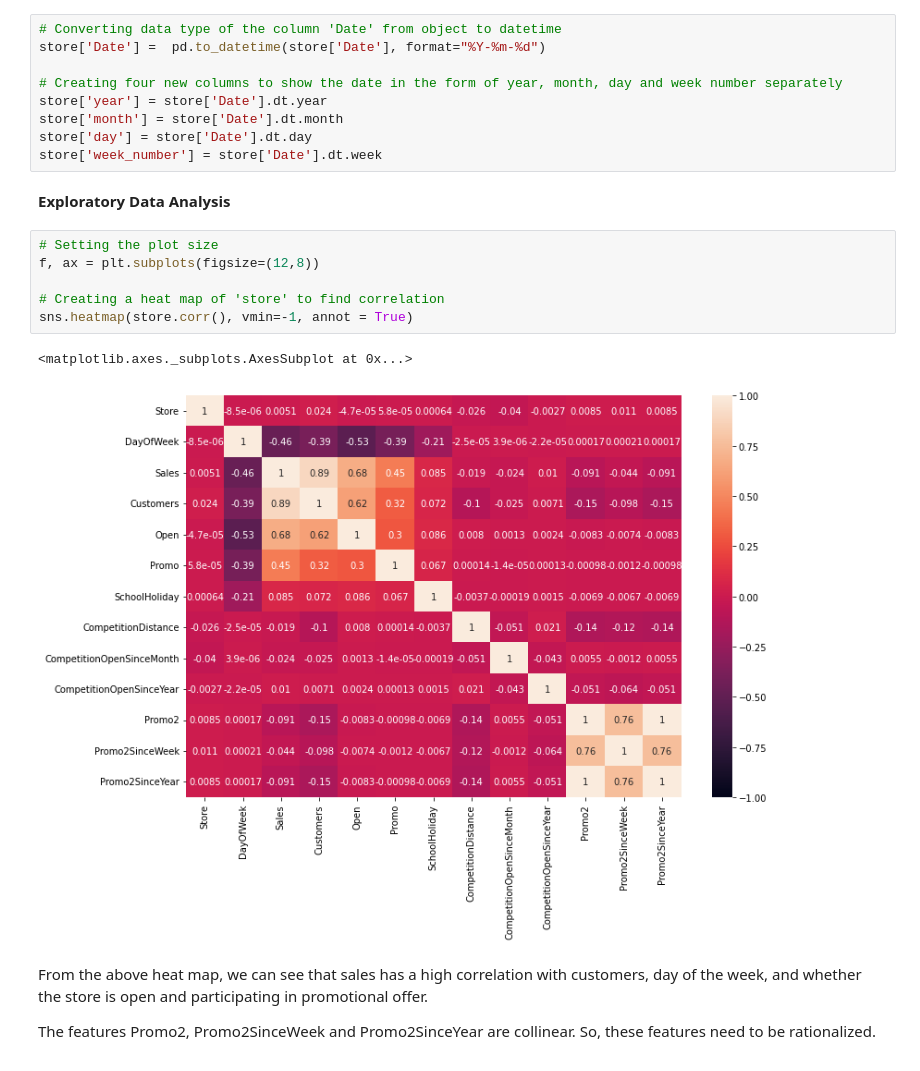
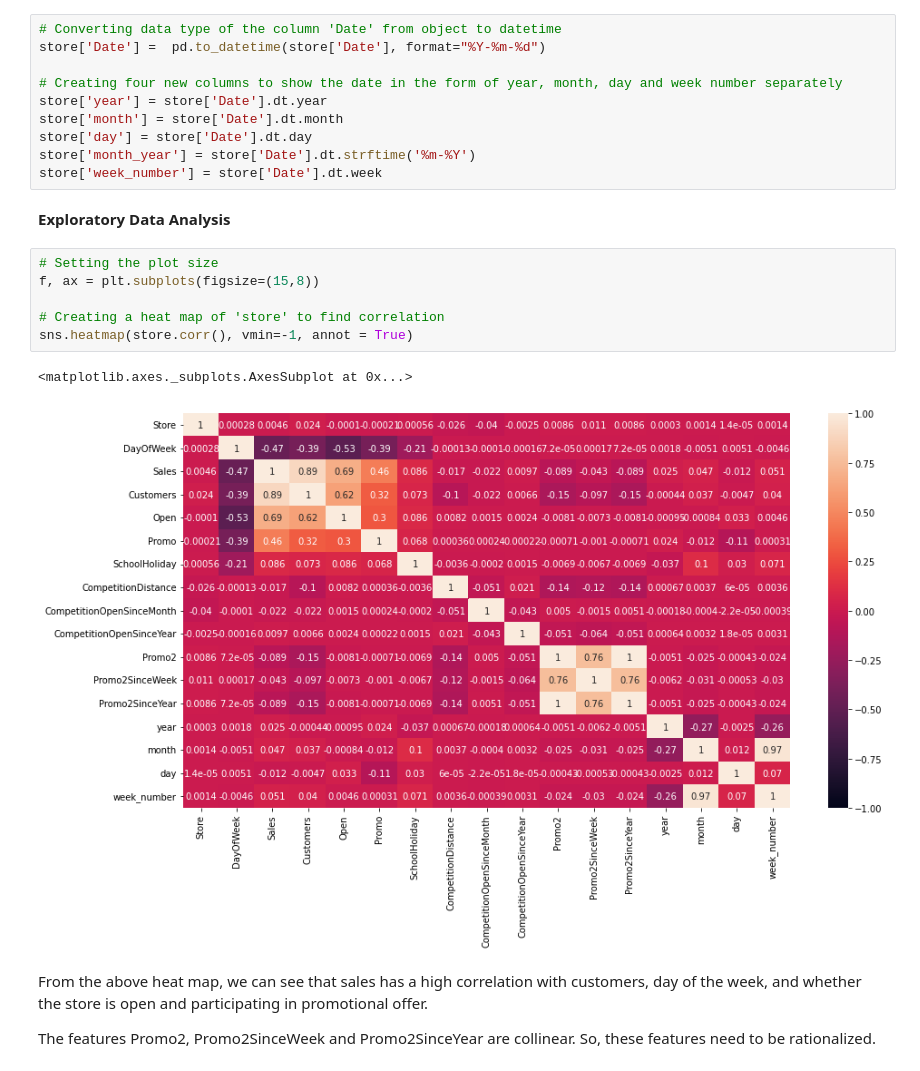
Before and after one commit to priyaregit/Rossmann-Sales-Prediction_Regression_Capstone-Project, a Jupyter notebook: Rossmann_Sales_Prediction_Capstone_Project_2_Supriya.ipynb, the cells around one changed output. Saved outputs shown, nothing was run; the diff lists cells and outputs as text.

```diff
--- a/Rossmann_Sales_Prediction_Capstone_Project_2_Supriya.ipynb
+++ b/Rossmann_Sales_Prediction_Capstone_Project_2_Supriya.ipynb
@@ -363,18 +340,19 @@ store['Date'] =  pd.to_datetime(store['Date'], format="%Y-%m-%d")
 store['year'] = store['Date'].dt.year
 store['month'] = store['Date'].dt.month
 store['day'] = store['Date'].dt.day
+store['month_year'] = store['Date'].dt.strftime('%m-%Y')
 store['week_number'] = store['Date'].dt.week
 # %% [markdown]
 <b> Exploratory Data Analysis
 # %%
 # Setting the plot size
-f, ax = plt.subplots(figsize=(12,8))
+f, ax = plt.subplots(figsize=(15,8))
 
 # Creating a heat map of 'store' to find correlation
 sns.heatmap(store.corr(), vmin=-1, annot = True)
 # %% [output]
 <matplotlib.axes._subplots.AxesSubplot at 0x...>
-[figure, old version]
+[figure, new version]
 # %% [markdown]
 From the above heat map, we can see that sales has a high correlation with customers, day of the week, and whether the store is open and participating in promotional offer.
 
```
Also changed, not shown: parts of 37 cells of this notebook.
